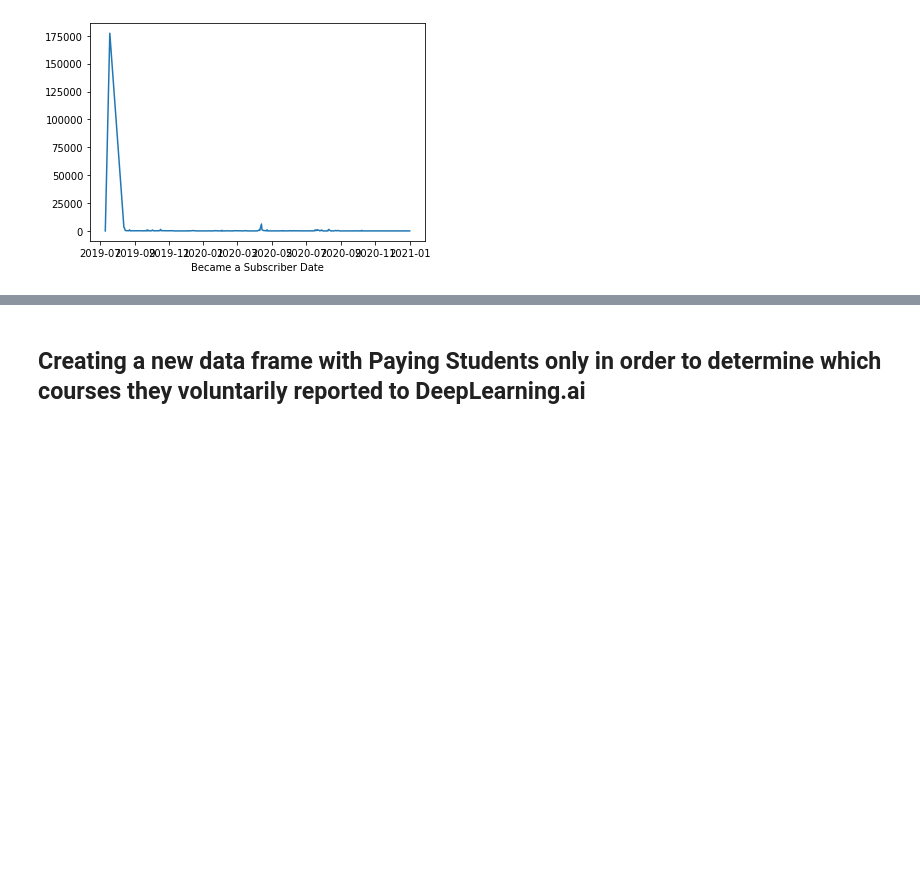
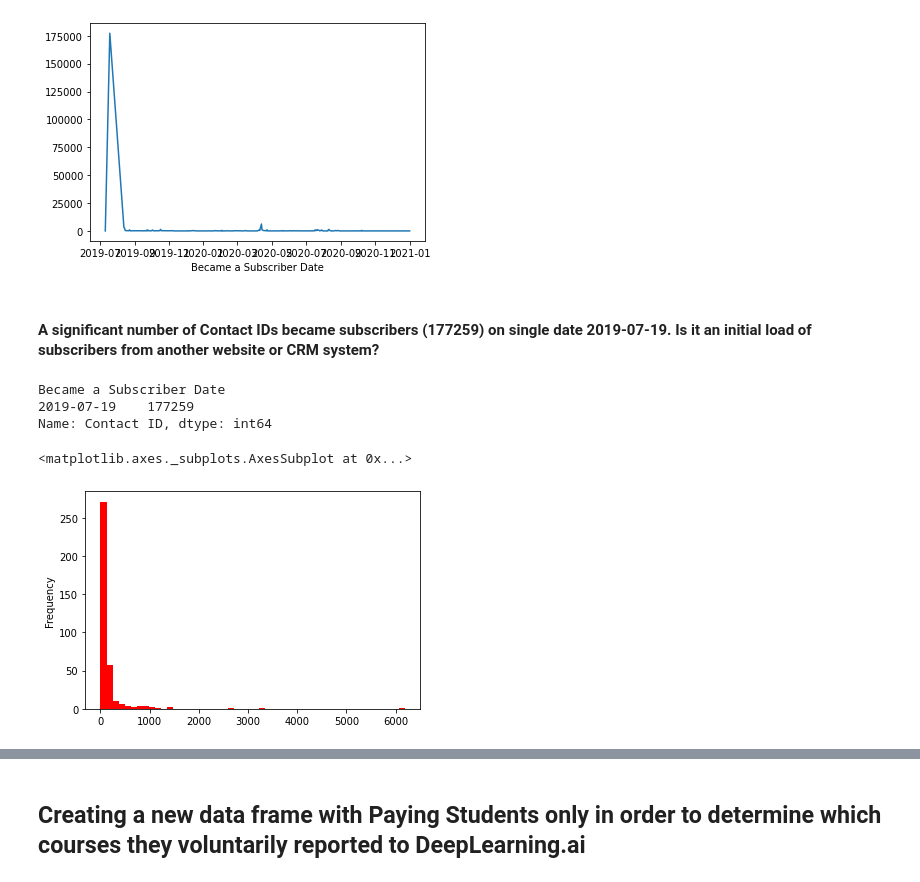
Before and after one commit to lightshifted/DLAI, a Jupyter notebook: eda.ipynb, the cells around one changed output, grey strips where cells are left out. Drawn from its saved outputs; the diff is of its cells as text; code cells hidden in the pictures; blank space fills up the shorter version.

```diff
--- a/eda.ipynb
+++ b/eda.ipynb
@@ -177,3 +237,19 @@ subs_hist.plot(kind='line')
 # %% [output]
 <matplotlib.axes._subplots.AxesSubplot at 0x...>
 [figure]
+# %% [markdown]
+#### A significant number of Contact IDs became subscribers (177259) on single date 2019-07-19. Is it an initial load of subscribers from another website or CRM system?
+# %%
+# A significant number of Contact IDs became subscribers (177259) on single date 2019-07-19.
+subs_hist[subs_hist > 177000]
+# %% [output]
+Became a Subscriber Date
+2019-07-19    177259
+Name: Contact ID, dtype: int64
+# %%
+temp = subs_hist[subs_hist < 177000]
+# %%
+temp.plot(kind='hist', bins=50,cmap='hsv')
+# %% [output]
+<matplotlib.axes._subplots.AxesSubplot at 0x...>
+[figure, added]
```
Also changed, not shown: parts of 37 cells of this notebook.
